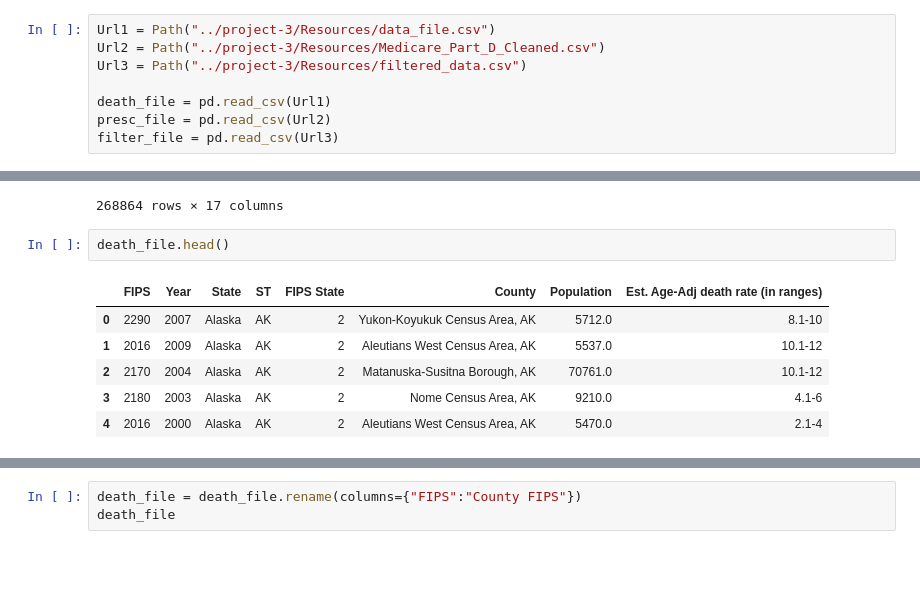
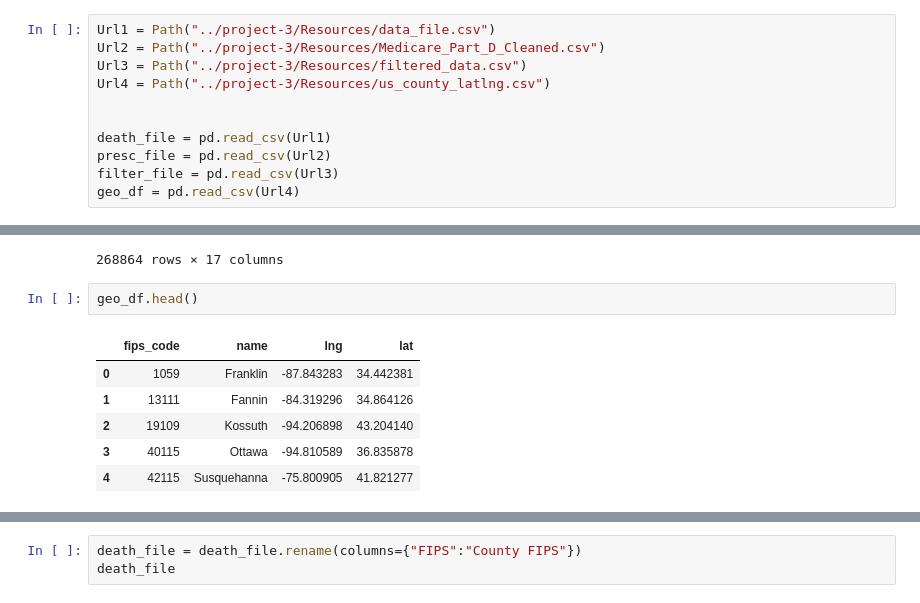
Before and after one commit to mfont99/project-3, a Jupyter notebook: data2.ipynb, the cells around one changed output, grey strips where cells are left out. Drawn from its saved outputs; the diff is of its cells as text; blank space fills up the shorter version.

```diff
--- a/data2.ipynb
+++ b/data2.ipynb
@@ -10,10 +13,13 @@ import matplotlib.pyplot as plt
 Url1 = Path("../project-3/Resources/data_file.csv")
 Url2 = Path("../project-3/Resources/Medicare_Part_D_Cleaned.csv")
 Url3 = Path("../project-3/Resources/filtered_data.csv")
+Url4 = Path("../project-3/Resources/us_county_latlng.csv")
+
 
 death_file = pd.read_csv(Url1)
 presc_file = pd.read_csv(Url2)
 filter_file = pd.read_csv(Url3)
+geo_df = pd.read_csv(Url4)
 # %%
 
 presc_file
@@ -32,11 +38,11 @@ presc_file
 | 268863 | 2013 | ZIP | 99929.0 | Alaska:Wrangell:99929 | 10.0 | Overall | 7.0 | ... |
 268864 rows × 17 columns
 # %%
-death_file.head()
+geo_df.head()
 # %% [output]
-|  | FIPS | Year | State | ST | FIPS State | County | Population | Est. Age-Adj death rate (in ranges) |
-| 0 | 2290 | 2007 | Alaska | AK | 2 | Yukon-Koyukuk Census Area, AK | 5712.0 | 8.1-10 |
-| 1 | 2016 | 2009 | Alaska | AK | 2 | Aleutians West Census Area, AK | 5537.0 | 10.1-12 |
-| 2 | 2170 | 2004 | Alaska | AK | 2 | Matanuska-Susitna Borough, AK | 70761.0 | 10.1-12 |
-| 3 | 2180 | 2003 | Alaska | AK | 2 | Nome Census Area, AK | 9210.0 | 4.1-6 |
-| 4 | 2016 | 2000 | Alaska | AK | 2 | Aleutians West Census Area, AK | 5470.0 | 2.1-4 |
+|  | fips_code | name | lng | lat |
+| 0 | 1059 | Franklin | -87.843283 | 34.442381 |
+| 1 | 13111 | Fannin | -84.319296 | 34.864126 |
+| 2 | 19109 | Kossuth | -94.206898 | 43.204140 |
+| 3 | 40115 | Ottawa | -94.810589 | 36.835878 |
+| 4 | 42115 | Susquehanna | -75.800905 | 41.821277 |
```
Also changed, not shown: parts of 6 cells of this notebook, 3 other files.
